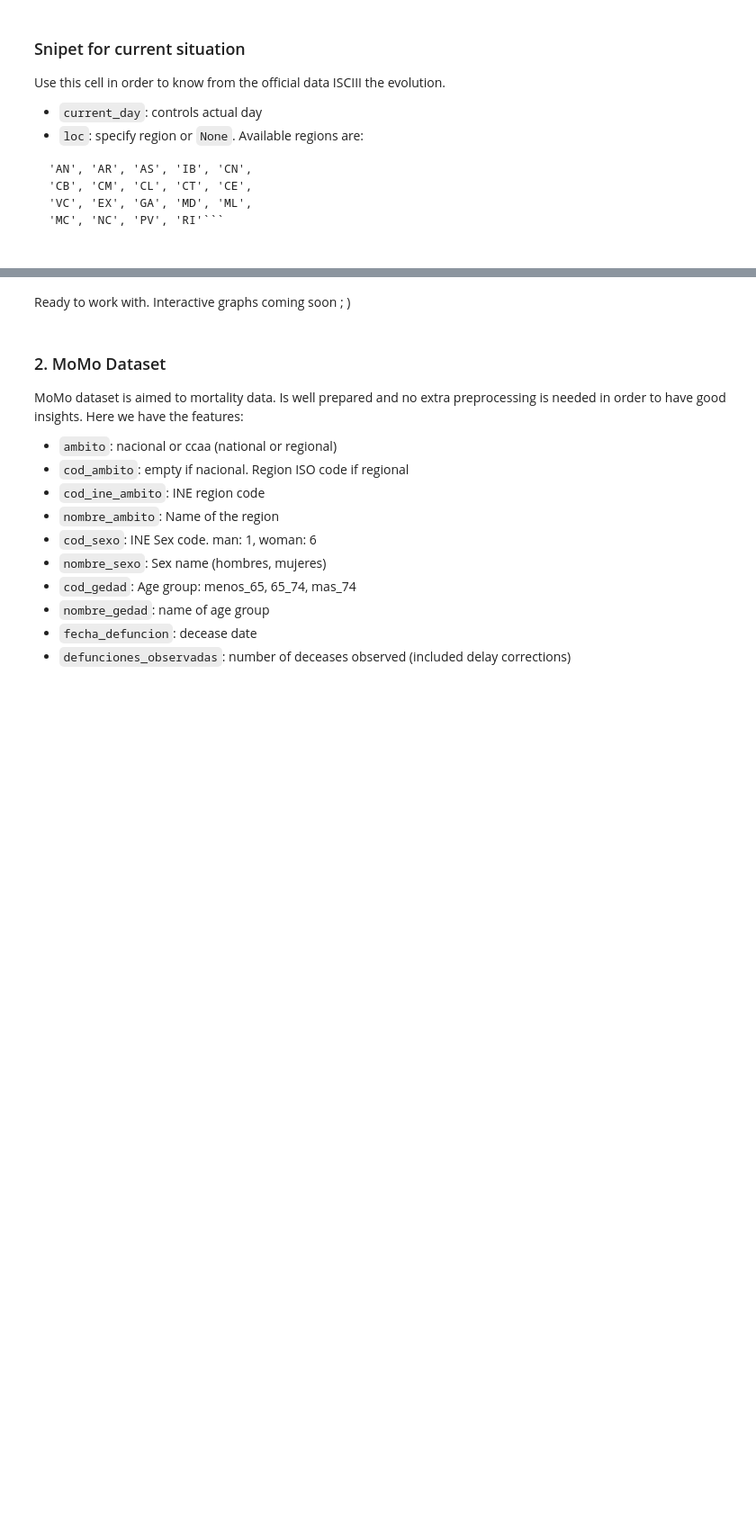
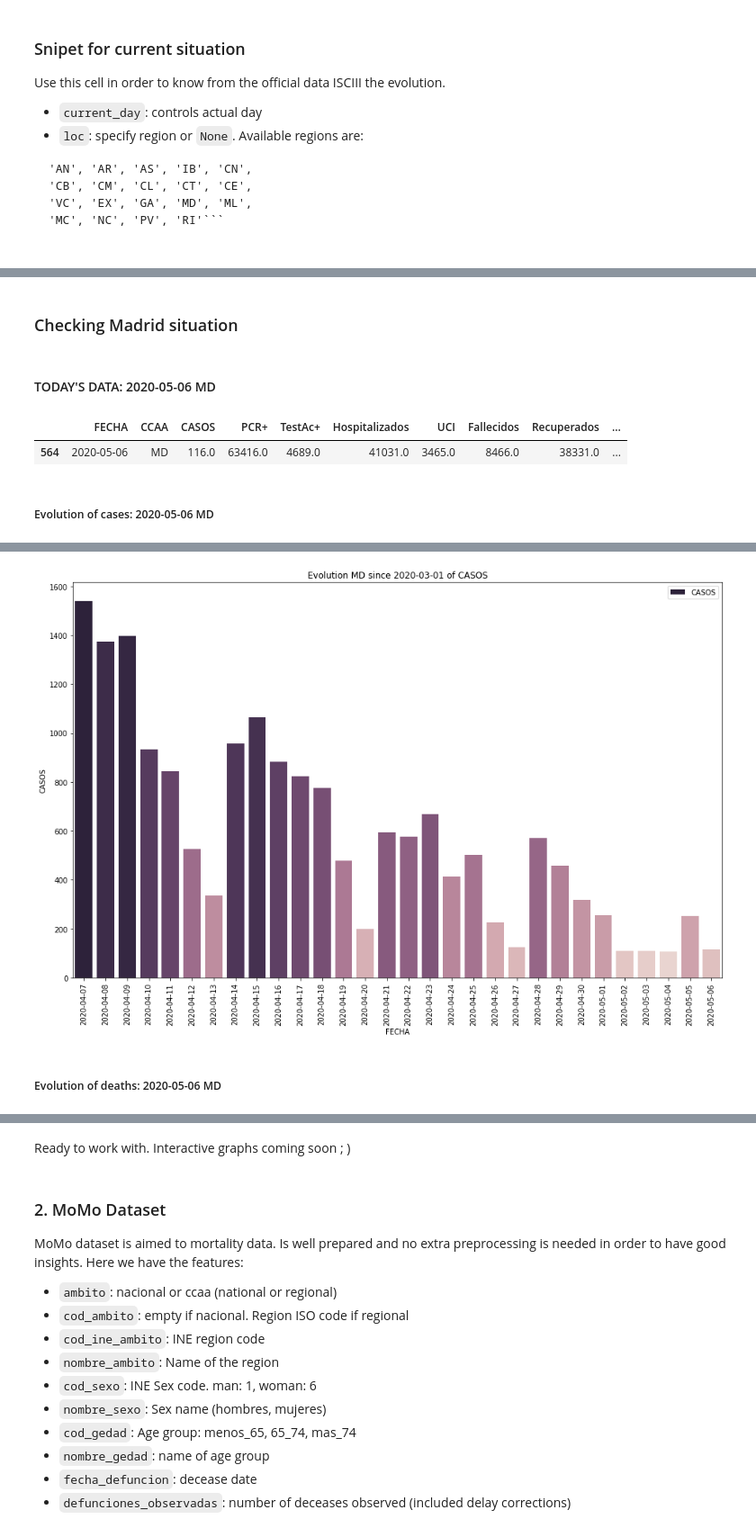
Before and after one commit to RaulRC/Covid-19, a Jupyter notebook: Covid19 - Official Spanish Data Curation ISCIII and other public datasets.ipynb, the cells around one changed output, grey strips where cells are left out. Shown at 90% size. Saved outputs shown, nothing was run; the diff lists cells and outputs as text; code cells hidden in the pictures; blank space fills up the shorter version.

```diff
--- a/Covid19 - Official Spanish Data Curation ISCIII and other public datasets.ipynb
+++ b/Covid19 - Official Spanish Data Curation ISCIII and other public datasets.ipynb
@@ -332,0 +326,9 @@ Warning: aggregation not available
+# %% [markdown]
+### Checking Madrid situation
+# %%
+checkSituation(loc='MD')
+# %% [output]
+#### TODAY'S DATA: 2020-05-06 MD
+|  | FECHA | CCAA | CASOS | PCR+ | TestAc+ | Hospitalizados | UCI | Fallecidos | Recuperados | ... |
+| 564 | 2020-05-06 | MD | 116.0 | 63416.0 | 4689.0 | 41031.0 | 3465.0 | 8466.0 | 38331.0 | ... |
+##### Evolution of cases: 2020-05-06 MD
@@ -332,0 +336,2 @@ Warning: aggregation not available
+[figure, added]
+##### Evolution of deaths: 2020-05-06 MD
```
Also changed, not shown: parts of 21 cells of this notebook.
